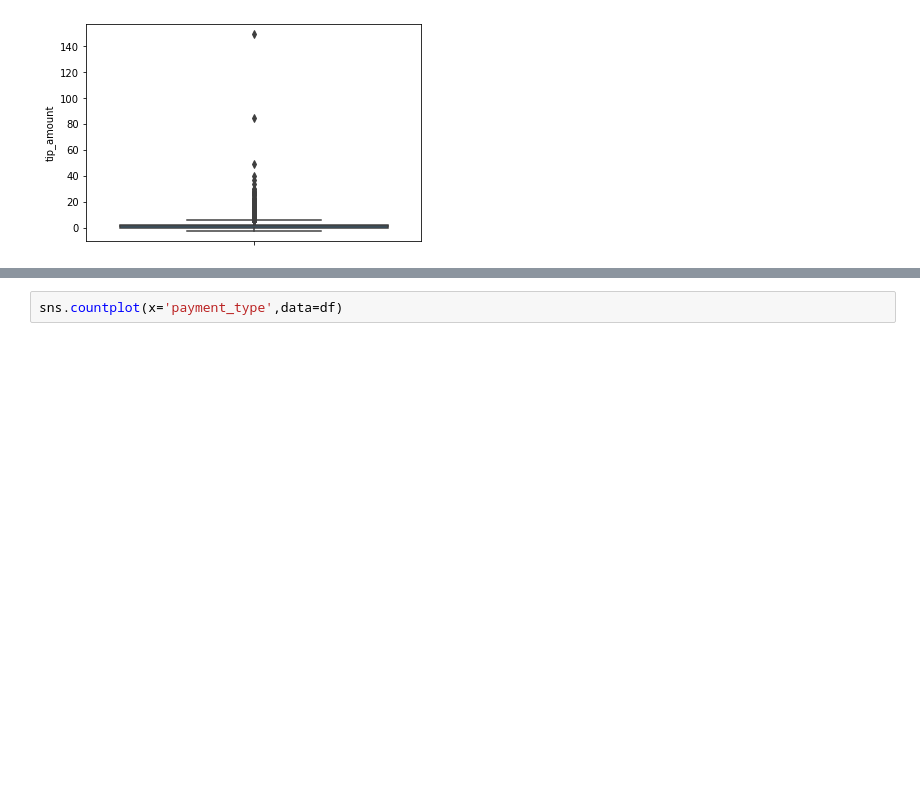
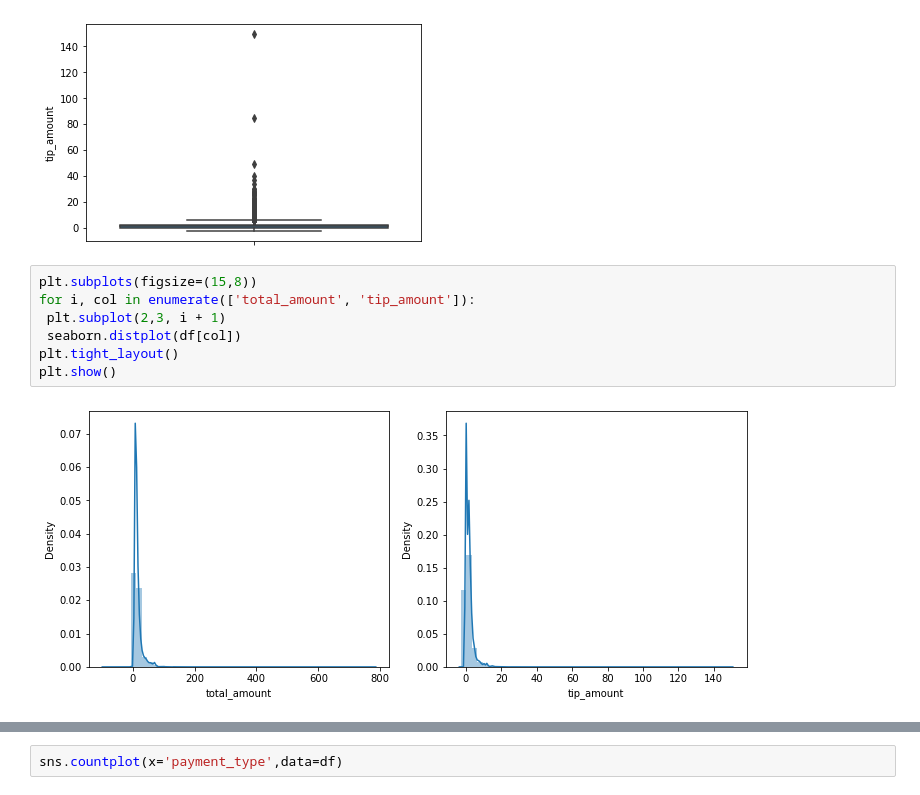
Before and after one commit to aakshathak/Data_Analytics_Project, a Jupyter notebook: exam_data_analysis.ipynb, the cells around one changed output, grey strips where cells are left out. Saved outputs shown, nothing was run; the diff lists cells and outputs as text; blank space fills up the shorter version.

```diff
--- a/exam_data_analysis.ipynb
+++ b/exam_data_analysis.ipynb
@@ -180,3 +181,12 @@ sns.boxplot(y="tip_amount", data = df)
 # %% [output]
 <AxesSubplot:ylabel='tip_amount'>
 [figure]
+# %%
+plt.subplots(figsize=(15,8))
+for i, col in enumerate(['total_amount', 'tip_amount']):
+ plt.subplot(2,3, i + 1)
+ seaborn.distplot(df[col])
+plt.tight_layout()
+plt.show()
+# %% [output]
+[figure, added]
```
Also changed, not shown: parts of 16 cells of this notebook, 1 other file.
